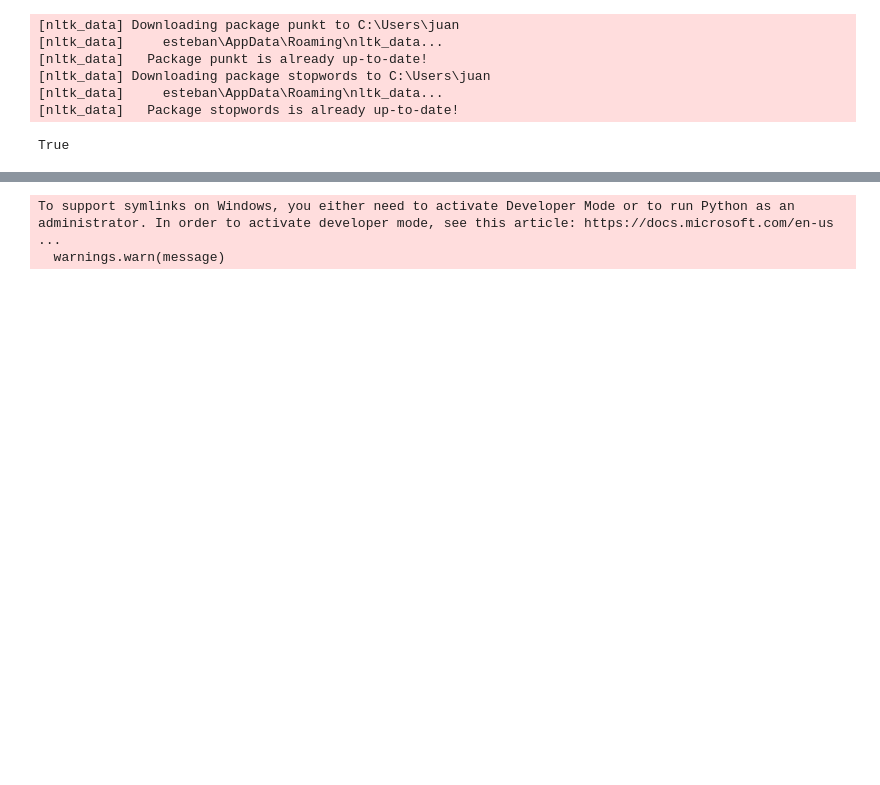
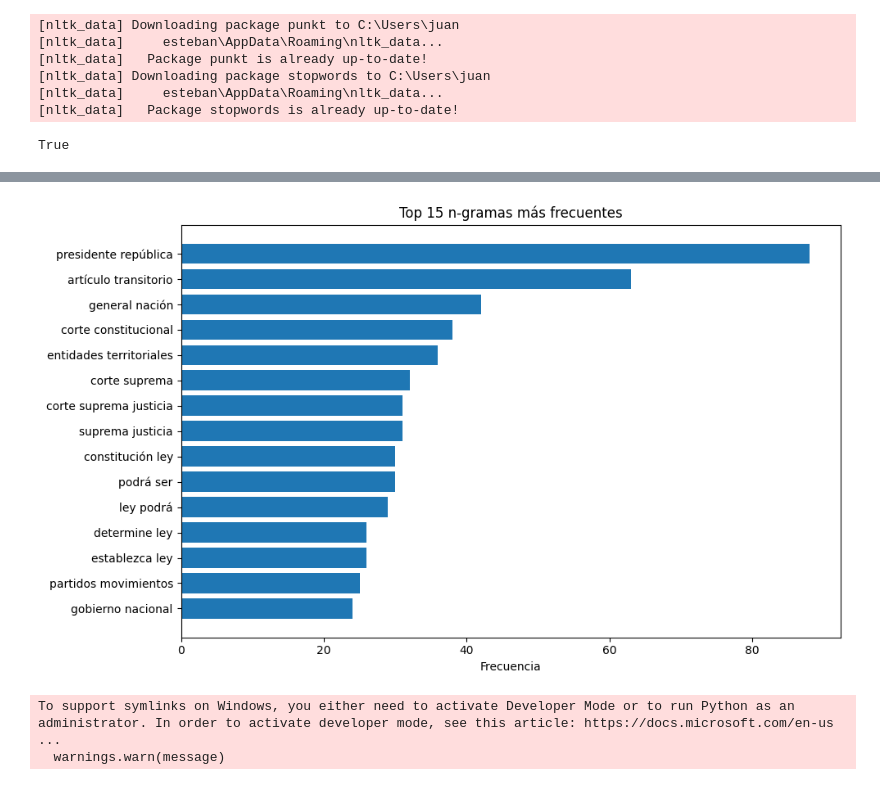
Before and after one commit to coberndorm/chatbot-rag-constitucion-col, a Jupyter notebook: EDA.ipynb, the cells around one changed output, grey strips where cells are left out. Saved outputs shown, nothing was run; the diff lists cells and outputs as text; code cells hidden in the pictures; blank space fills up the shorter version.

```diff
--- a/EDA.ipynb
+++ b/EDA.ipynb
@@ -69,0 +81,8 @@ for articulo in constitucion:
+# %%
+df = pd.DataFrame(data)
+df['n_palabras'] = df['contenido'].apply(lambda x: len(x.split()))
+df['n_caracteres'] = df['contenido'].apply(len)
+df['n_oraciones'] = df['contenido'].apply(lambda x: len(re.findall(r'[.!?]', x)))
+
+# Estadísticas descriptivas
+print(df[['n_palabras', 'n_caracteres', 'n_oraciones']].describe())
@@ -69,0 +149,25 @@ for articulo in constitucion:
+# %%
+import nltk
+from sklearn.feature_extraction.text import CountVectorizer
+from nltk.corpus import stopwords
+
+# Descargar stopwords
+nltk.download('stopwords')
+stopwords_es = stopwords.words('spanish')
+
+# Crear vectorizador con las stopwords personalizadas
+vectorizer = CountVectorizer(stop_words=stopwords_es, ngram_range=(2, 3), min_df=2)
+
+# Ajustar al corpus (lista de contenidos)
+corpus = df['contenido'].tolist()
+X = vectorizer.fit_transform(corpus)
+
+# Obtener n-gramas y sus frecuencias
+frecuencias = X.toarray().sum(axis=0)
+ngramas = vectorizer.get_feature_names_out()
+resultados = sorted(zip(ngramas, frecuencias), key=lambda x: x[1], reverse=True)
+
+# Mostrar top 20
+print("Top 20 n-gramas más frecuentes (sin stopwords):")
+for ngrama, freq in resultados[:20]:
+    print(f"{ngrama}: {freq}")
@@ -70,3 +195,17 @@ for articulo in constitucion:
+# %%
+import matplotlib.pyplot as plt
+
+top_ngrams = resultados[:15]
+ng_textos, ng_freqs = zip(*top_ngrams)
+
+plt.figure(figsize=(10, 6))
+plt.barh(ng_textos[::-1], ng_freqs[::-1])
+plt.title("Top 15 n-gramas más frecuentes")
+plt.xlabel("Frecuencia")
+plt.tight_layout()
+plt.show()
+# %% [output]
+[figure, added]
 # %%
 from sentence_transformers import SentenceTransformer
 
```
Also changed, not shown: parts of 6 cells of this notebook.
